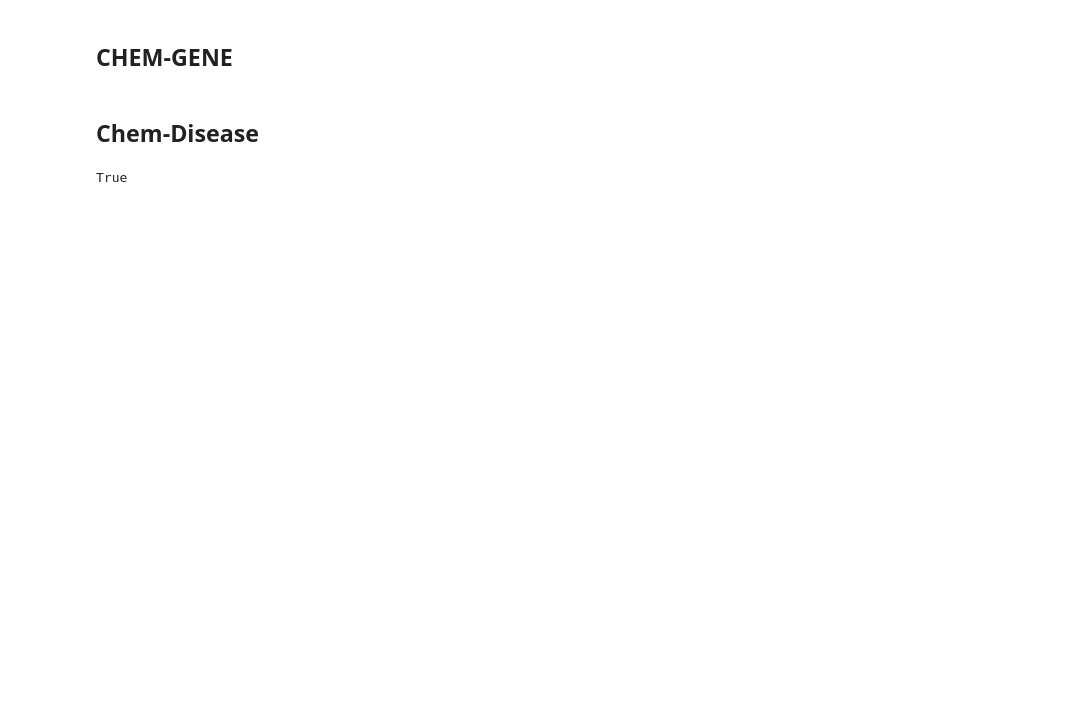
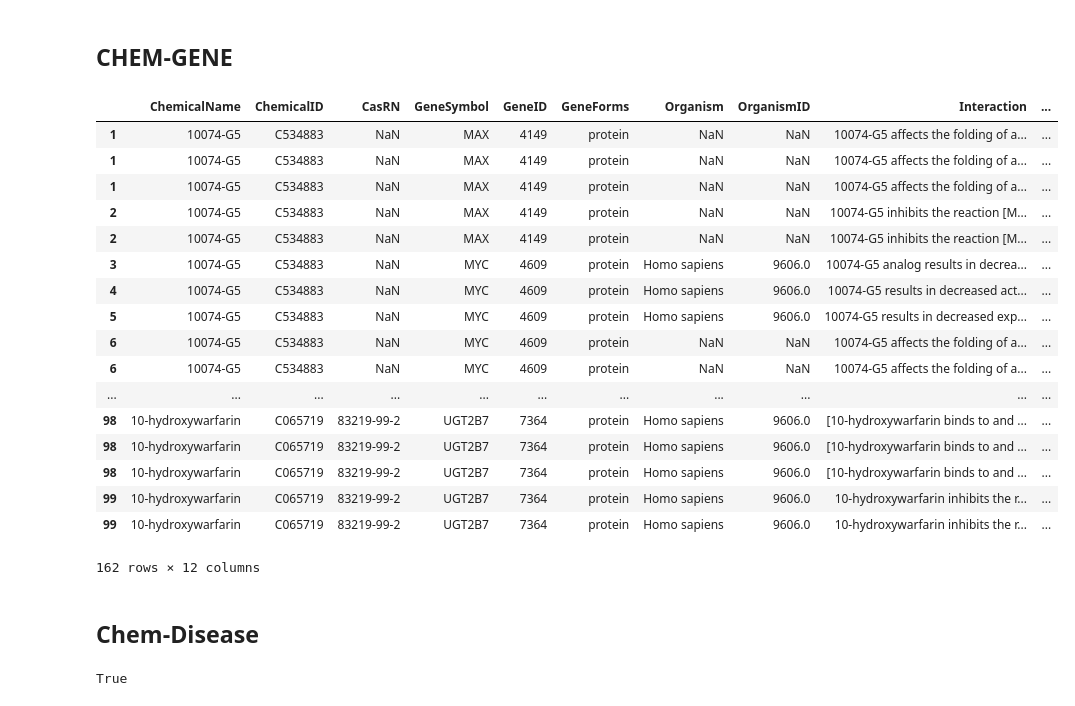
Before and after one commit to colemai/msc-thesis, a Jupyter notebook: ctd-to-nt.ipynb, the cells around one changed output. Saved outputs shown, nothing was run; the diff lists cells and outputs as text; code cells hidden in the pictures; blank space fills up the shorter version.

```diff
--- a/ctd-to-nt.ipynb
+++ b/ctd-to-nt.ipynb
@@ -68,7 +64,7 @@ subprocess.call('gunzip csvs/*.gz', shell=True)
 ## CHEM-GENE
 # %%
 # Read in CTD sample, skipping the intro rows8888
-df_cg = pd.read_csv('csvs/CTD_chem_gene_ixns.csv', skiprows=27)
+df_cg = pd.read_csv('csvs/CTD_chem_gene_ixns.csv', skiprows=27, nrows=100)
 df_cg = df_cg.drop(0)
 df_cg = df_cg.rename(columns={'# ChemicalName': 'ChemicalName'}) # rename of a column
 # %%
@@ -93,6 +89,27 @@ obj_col = 'GeneID'
 pred_col = 'Predicate'
 
 convert_df_nt(df_cg, 'output_cg.nt', subj_url, subj_col, obj_url, obj_col, pred_col)
+# %%
+df_cg
+# %% [output]
+|  | ChemicalName | ChemicalID | CasRN | GeneSymbol | GeneID | GeneForms | Organism | OrganismID | Interaction | ... |
+| 1 | 10074-G5 | C534883 | NaN | MAX | 4149 | protein | NaN | NaN | 10074-G5 affects the folding of a... | ... |
+| 1 | 10074-G5 | C534883 | NaN | MAX | 4149 | protein | NaN | NaN | 10074-G5 affects the folding of a... | ... |
+| 1 | 10074-G5 | C534883 | NaN | MAX | 4149 | protein | NaN | NaN | 10074-G5 affects the folding of a... | ... |
+| 2 | 10074-G5 | C534883 | NaN | MAX | 4149 | protein | NaN | NaN | 10074-G5 inhibits the reaction [M... | ... |
+| 2 | 10074-G5 | C534883 | NaN | MAX | 4149 | protein | NaN | NaN | 10074-G5 inhibits the reaction [M... | ... |
+| 3 | 10074-G5 | C534883 | NaN | MYC | 4609 | protein | Homo sapiens | 9606.0 | 10074-G5 analog results in decrea... | ... |
+| 4 | 10074-G5 | C534883 | NaN | MYC | 4609 | protein | Homo sapiens | 9606.0 | 10074-G5 results in decreased act... | ... |
+| 5 | 10074-G5 | C534883 | NaN | MYC | 4609 | protein | Homo sapiens | 9606.0 | 10074-G5 results in decreased exp... | ... |
+| 6 | 10074-G5 | C534883 | NaN | MYC | 4609 | protein | NaN | NaN | 10074-G5 affects the folding of a... | ... |
+| 6 | 10074-G5 | C534883 | NaN | MYC | 4609 | protein | NaN | NaN | 10074-G5 affects the folding of a... | ... |
+| ... | ... | ... | ... | ... | ... | ... | ... | ... | ... | ... |
+| 98 | 10-hydroxywarfarin | C065719 | 83219-99-2 | UGT2B7 | 7364 | protein | Homo sapiens | 9606.0 | [10-hydroxywarfarin binds to and ... | ... |
+| 98 | 10-hydroxywarfarin | C065719 | 83219-99-2 | UGT2B7 | 7364 | protein | Homo sapiens | 9606.0 | [10-hydroxywarfarin binds to and ... | ... |
+| 98 | 10-hydroxywarfarin | C065719 | 83219-99-2 | UGT2B7 | 7364 | protein | Homo sapiens | 9606.0 | [10-hydroxywarfarin binds to and ... | ... |
+| 99 | 10-hydroxywarfarin | C065719 | 83219-99-2 | UGT2B7 | 7364 | protein | Homo sapiens | 9606.0 | 10-hydroxywarfarin inhibits the r... | ... |
+| 99 | 10-hydroxywarfarin | C065719 | 83219-99-2 | UGT2B7 | 7364 | protein | Homo sapiens | 9606.0 | 10-hydroxywarfarin inhibits the r... | ... |
+162 rows × 12 columns
 # %% [markdown]
 ## Chem-Disease
 # %%
```
Also changed, not shown: parts of 14 cells of this notebook, 1 other file.
